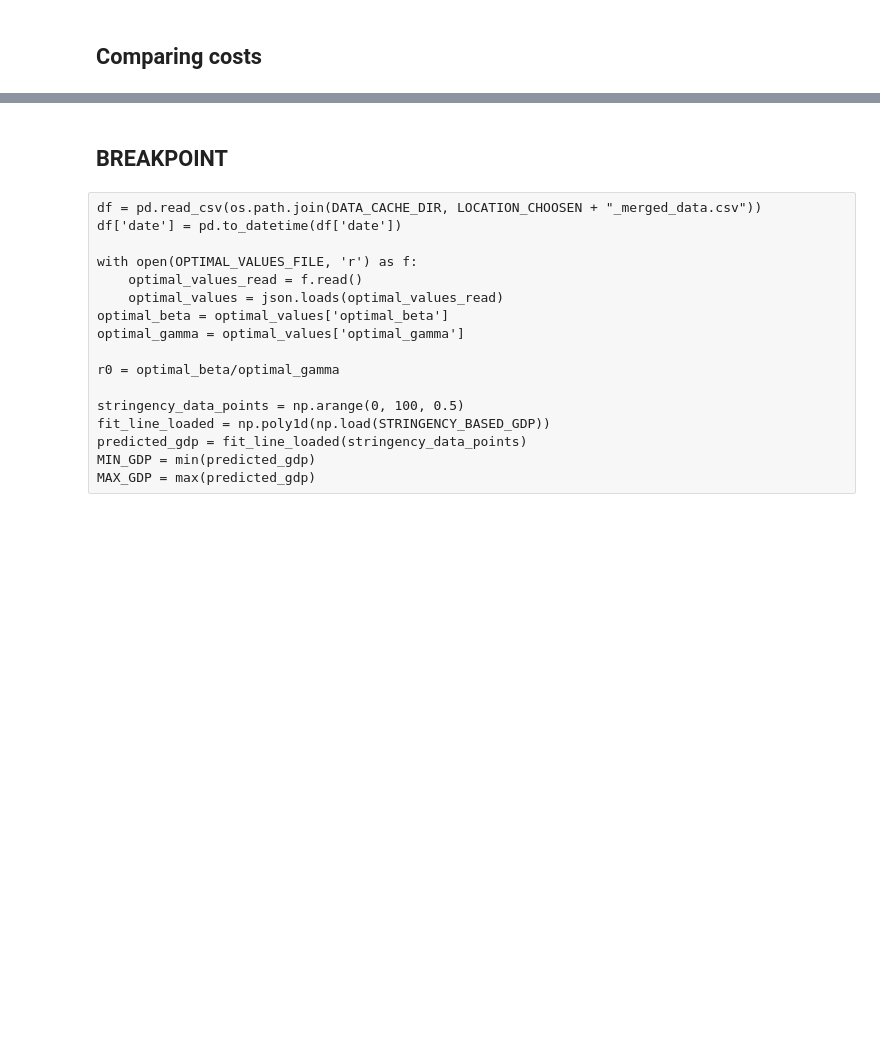
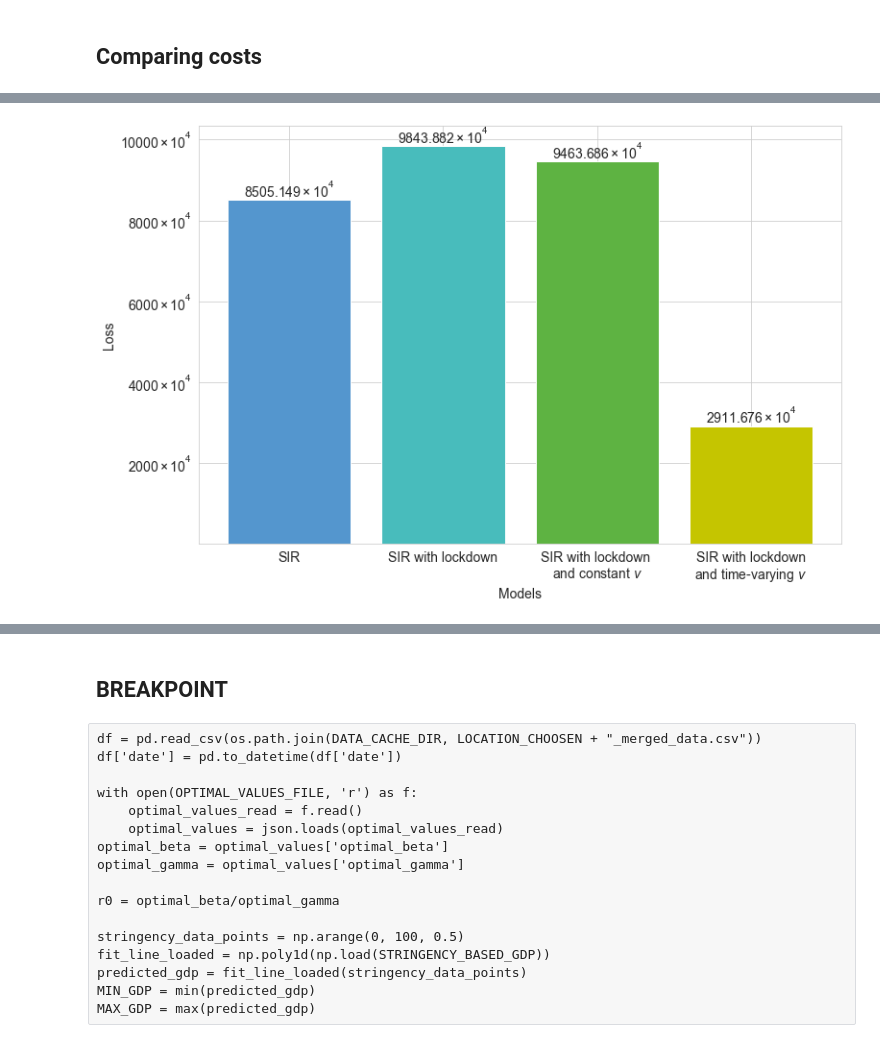
Before and after one commit to psymbio/sir_rl, a Jupyter notebook: 02_data_calibration_final.ipynb, the cells around one changed output, grey strips where cells are left out. Saved outputs shown, nothing was run; the diff lists cells and outputs as text; code cells hidden in the pictures; blank space fills up the shorter version.

```diff
--- a/02_data_calibration_final.ipynb
+++ b/02_data_calibration_final.ipynb
@@ -948,29 +1105,31 @@ def scientific_notation(tick_val, pos):
         return rf' '
 # %%
 models = ['SIR', 'SIR with lockdown', r"""SIR with lockdown
-and constant $\nu$""", r"""SIRV with lockdown
+and constant $\nu$""", r"""SIR with lockdown
 and time-varying $\nu$"""]
 
 # Corresponding costs
 costs = [SIR_cost, SIR_with_lockdown_cost, SIRV_with_lockdown_cost, SIRV_with_lockdown_time_varying_nu_cost]
 
 plt.figure(figsize=(12, 8))
 bars = plt.bar(models, costs, color =["#5496CE", "#48BCBC", "#5EB342", "#C5C500"])
 plt.gca().yaxis.set_major_formatter(FuncFormatter(scientific_notation))
 plt.xlabel('Models')
 plt.ylabel('Loss')
 plt.grid(True)
 
 for bar, cost in zip(bars, costs):
     # exponent = int(np.floor(np.log10(cost)))
     exponent = 4
     loss_scaled = cost * (10 ** -exponent)
     eqn_string = rf"""${loss_scaled:.3f} \times 10^{{{exponent}}}$"""
     plt.text(bar.get_x() + bar.get_width()/2, bar.get_height(), f'{eqn_string}',
              ha='center', va='bottom', fontsize=14)
 
 plt.savefig(os.path.join(OUTPUT_DIR, "comparing_costs_SIR_" + LOCATION_CHOOSEN + ".pdf"), bbox_inches="tight")
 plt.show()
 plt.show()
+# %% [output]
+[figure, added]
 # %%
 print(SIR_cost_I_cost, SIR_with_lockdown_cost_I_cost, SIRV_with_lockdown_cost_I_cost, SIRV_with_lockdown_time_varying_nu_cost_I_cost)
```
Also changed, not shown: parts of 35 cells of this notebook, 42 other files.
